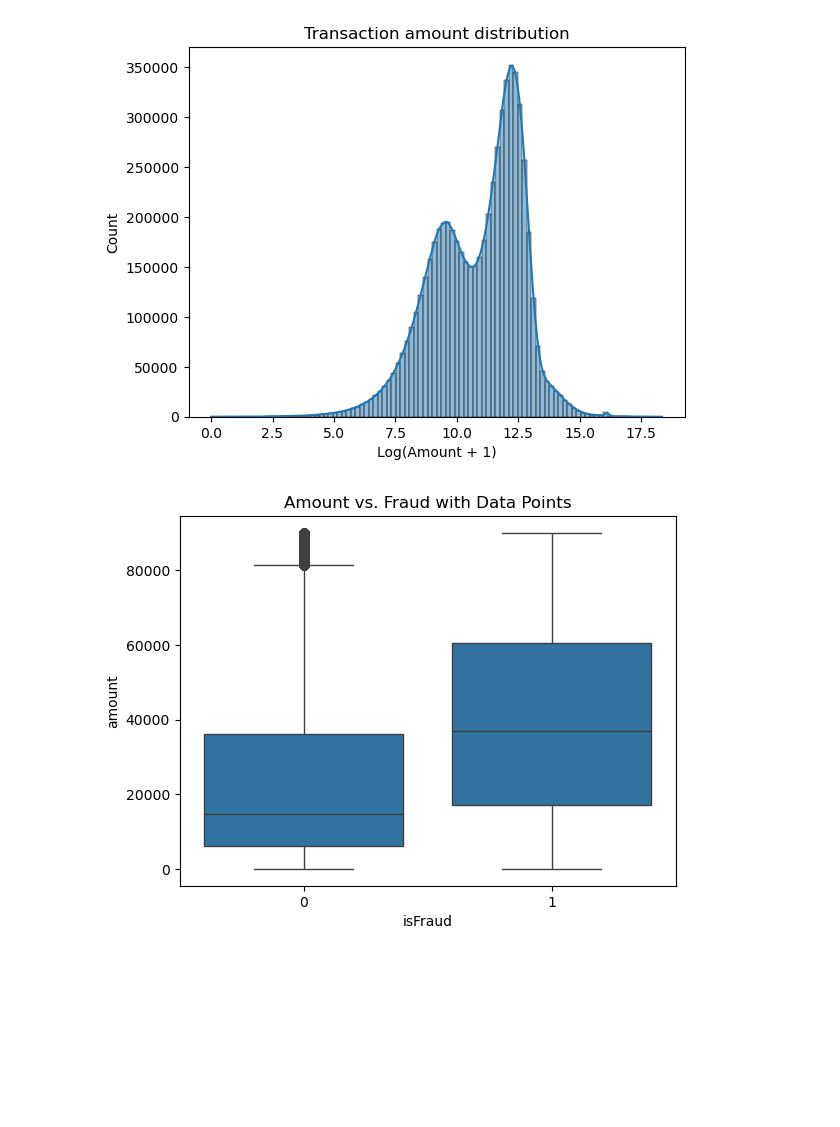
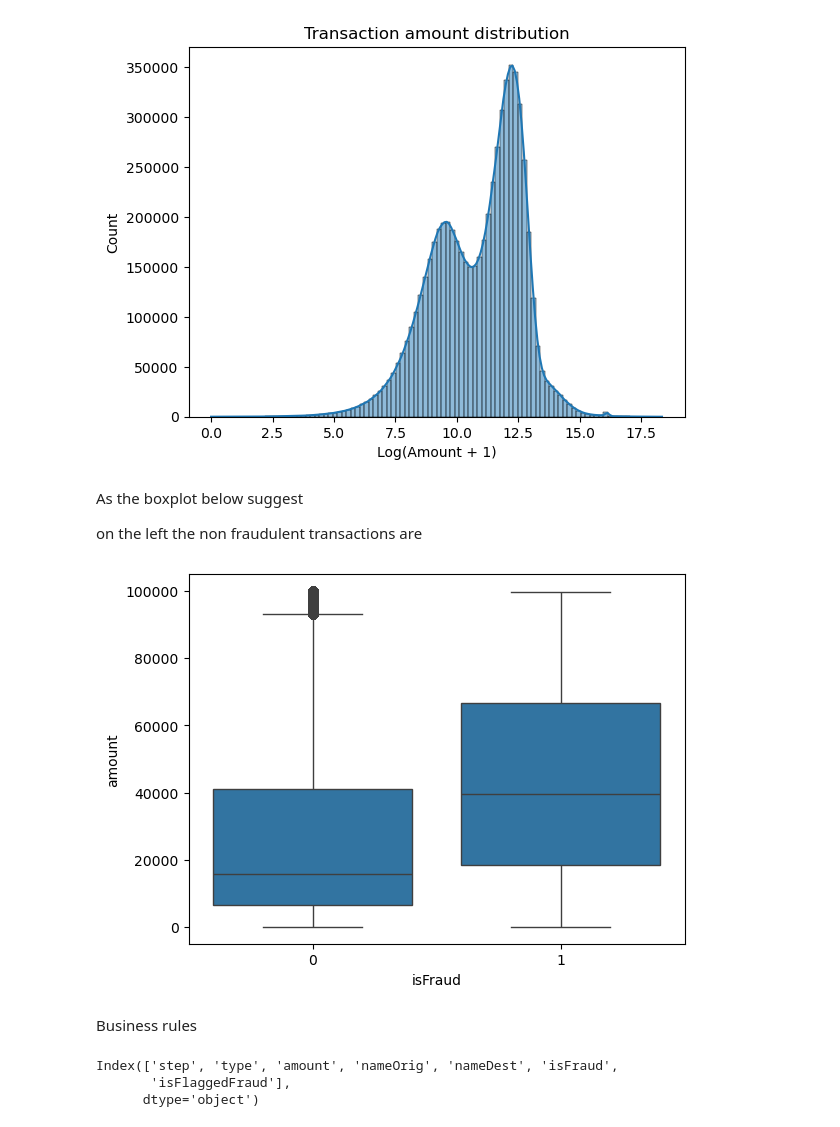
Before and after one commit to sinataeid/FRAUD-DETECTION-PROJECT, a Jupyter notebook: analysis.ipynb, the cells around one changed output. Saved outputs shown, nothing was run; the diff lists cells and outputs as text; code cells hidden in the pictures; blank space fills up the shorter version.

Commit message:
Added markdowns - Fixed boxplot

```diff
--- a/analysis.ipynb
+++ b/analysis.ipynb
@@ -179,9 +183,20 @@ plt.xlabel("Log(Amount + 1)")
 # %% [output]
 Text(0.5, 0, 'Log(Amount + 1)')
 [figure]
+# %% [markdown]
+As the boxplot below suggest
+
+on the left the non fraudulent transactions are
 # %%
-sb.boxplot(data=df_my_work[df_my_work["amount"] < 90000], x="isFraud", y="amount")
-plt.title("Amount vs. Fraud with Data Points")
+sb.boxplot(data=df_my_work[df_my_work["amount"] < 100000], x="isFraud", y="amount")
 plt.show()
 # %% [output]
-[figure, old version]
+[figure, new version]
+# %% [markdown]
+Business rules
+# %%
+df_my_work.columns
+# %% [output]
+Index(['step', 'type', 'amount', 'nameOrig', 'nameDest', 'isFraud',
+       'isFlaggedFraud'],
+      dtype='object')
```
Also changed, not shown: parts of 10 cells of this notebook, 3 other files.
